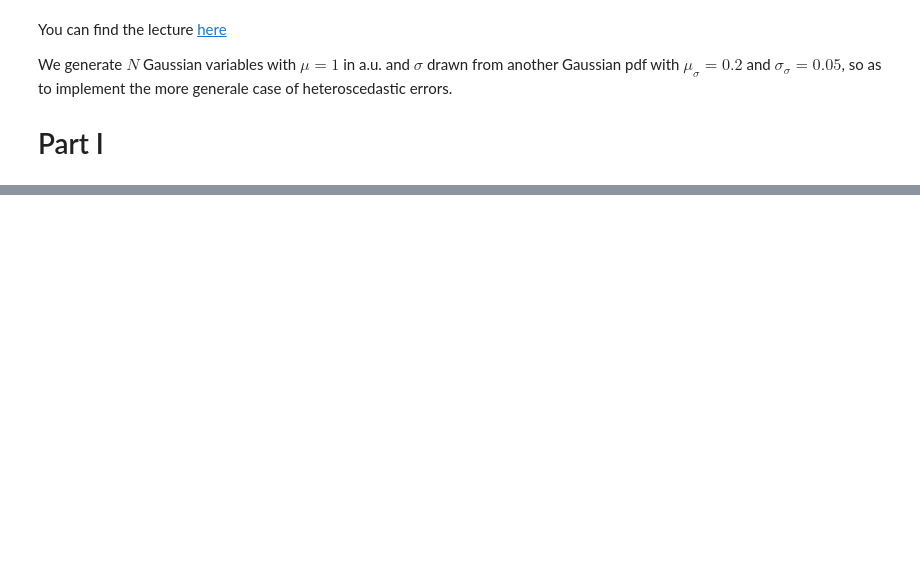
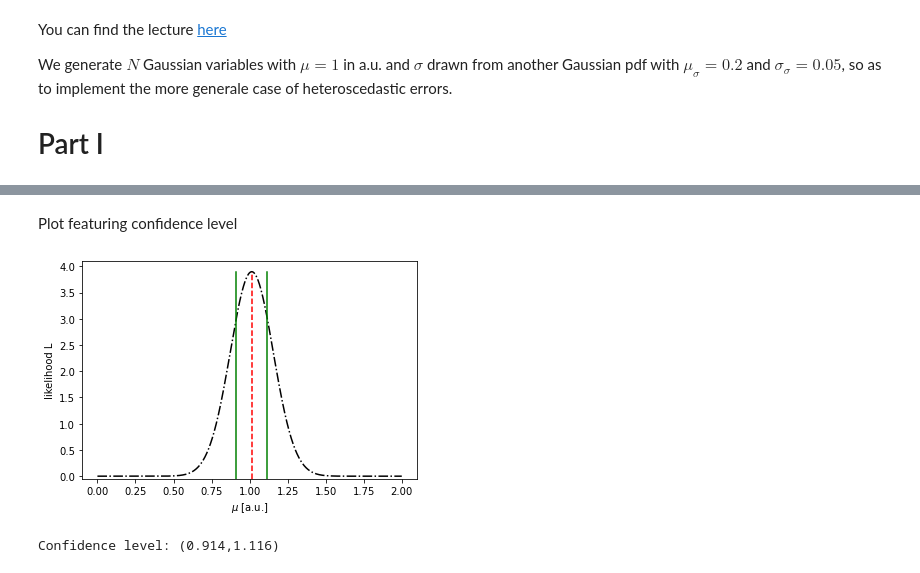
Before and after one commit to SimoneAbeni/astrostatistics_bicocca_2026, a Jupyter notebook: working/Lecture05/Position of a star.ipynb, the cells around one changed output, grey strips where cells are left out. Drawn from its saved outputs; the diff is of its cells as text; code cells hidden in the pictures; blank space fills up the shorter version.

Commit message:
Completed Part 2 about errors

```diff
--- a/working/Lecture05/Position of a star.ipynb
+++ b/working/Lecture05/Position of a star.ipynb
@@ -78,0 +87,37 @@ L(μ) attains maximum at μ = 1.06
+# %%
+#numerical second-order differentiation
+delta_squared_L = np.diff(L,n=2) #2-order derivative of L
+delta_mu_squared = np.diff(mu_grid**2,n=2) #derivative of μ^2
+F_squared = -1*np.divide(delta_squared_L,delta_mu_squared) #element of Fisher matrix
+
+#-----------------
+
+mask = F_squared>0 #select dμ where L(μ) has negative convexity
+second_derivative = np.power(F_squared[mask],0.5) #values of dL^2/dμ^2 for allowed μ_i
+error = 1/np.max(second_derivative) #identify error with the maximum value for convexity
+# %% [markdown]
+Plot featuring confidence level
+# %%
+vertical_axis_min = -0.05 #bottom edge of the canvas
+fig, ax = plt.subplots()
+plt.plot(xgrid,L,ls='dashdot',color='black') #likelihood L(μ) plot
+
+#-----------------
+
+#error on estimate vertical bars
+x_right_vertical_line = np.repeat(estimate_mu+error,1000)
+x_left_vertical_line = np.repeat(estimate_mu-error,1000)
+
+plt.plot(x_vertical_line,y_vertical_line,ls='--',color='red') #vertical-line plot
+plt.plot(x_right_vertical_line,y_vertical_line,ls='-',color='green') #vertical-line plot
+plt.plot(x_left_vertical_line,y_vertical_line,ls='-',color='green') #vertical-line plot
+
+plt.xlabel('$\mu$ [a.u.]')
+plt.ylabel('likelihood L')
+plt.ylim(ymin=vertical_axis_min)
+plt.show()
+
+print(f'Confidence level: ({estimate_mu-error:.3f},{estimate_mu+error:.3f})')
+# %% [output]
+[figure, added]
+Confidence level: (0.914,1.116)
```
Also changed, not shown: parts of 4 cells of this notebook.
